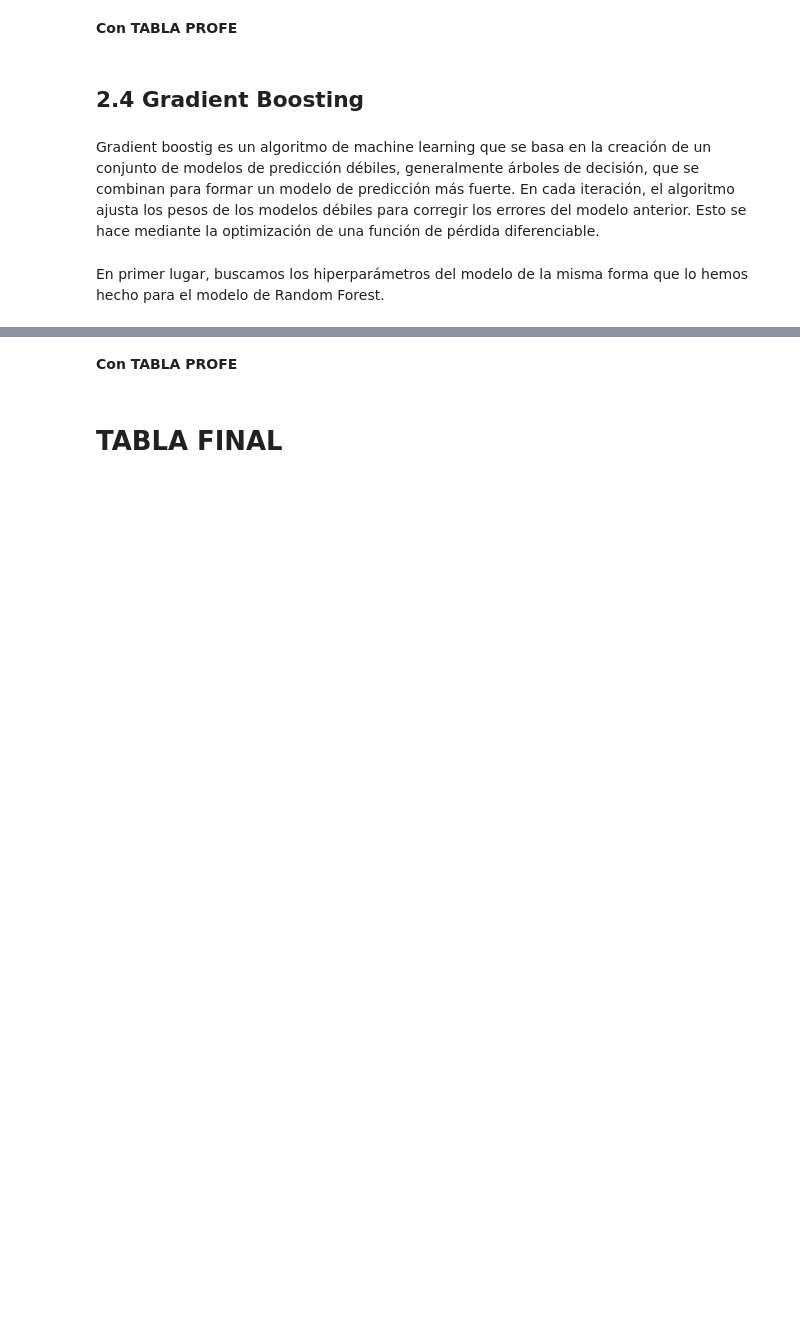
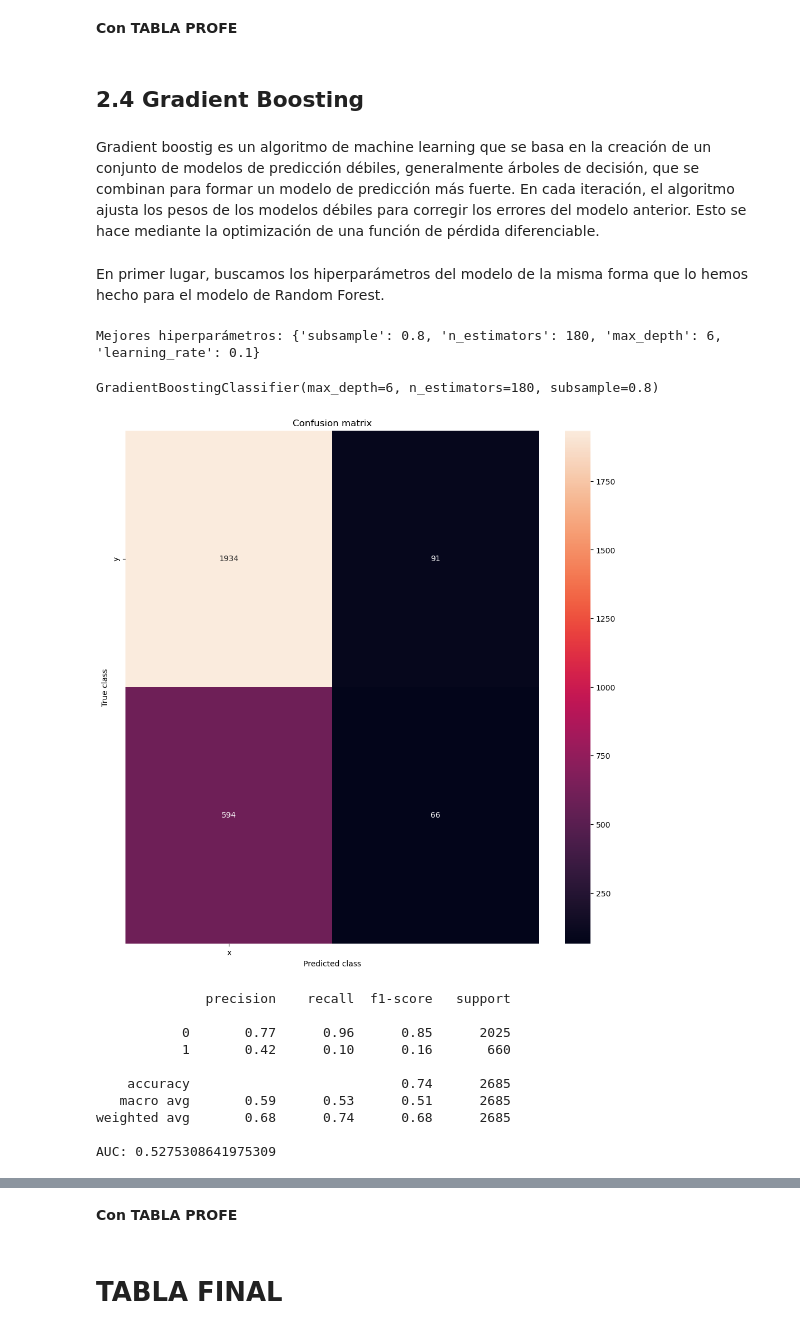
Before and after one commit to sofiamacein/MDAT, a Jupyter notebook: Donativos_Models.ipynb, the cells around one changed output, grey strips where cells are left out. Saved outputs shown, nothing was run; the diff lists cells and outputs as text; code cells hidden in the pictures; blank space fills up the shorter version.

```diff
--- a/Donativos_Models.ipynb
+++ b/Donativos_Models.ipynb
@@ -366,7 +402,6 @@ En primer lugar, buscamos los hiperparámetros del modelo de la misma forma que
 from sklearn.ensemble import GradientBoostingClassifier
 from sklearn.model_selection import RandomizedSearchCV
 from sklearn.metrics import make_scorer, roc_auc_score, accuracy_score
-import numpy as np
 
 # Posibles profundidades y numero de arboles
 ps = np.array(range(50, 250))  # profundidades
@@ -382,19 +417,35 @@ scoring = {'AUC': make_scorer(roc_auc_score), 'Accuracy': make_scorer(accuracy_s
 
 # Realizar la hiperparametrización
 rand_search = RandomizedSearchCV(gb, param_distributions=h_parameters, n_iter=5, cv=5, scoring=scoring, refit='AUC')
-rand_search.fit(X_train, y_train)
+rand_search.fit(pd.concat([X_train,X_val]), pd.concat([y_train, y_val]))
 
 # Optimo
 best_gb = rand_search.best_estimator_
 print('Mejores hiperparámetros:', rand_search.best_params_)
+# %% [output]
+Mejores hiperparámetros: {'subsample': 0.8, 'n_estimators': 180, 'max_depth': 6, 'learning_rate': 0.1}
 # %%
 best_gb
+# %% [output]
+GradientBoostingClassifier(max_depth=6, n_estimators=180, subsample=0.8)
 # %%
 # Ajustar el modelo con los datos de entrenamiento
-best_gb.fit(X_train, y_train)
+best_gb.fit(pd.concat([X_train,X_val]), pd.concat([y_train, y_val]))
 
 # Hacer predicciones en los datos de validación
 y_pred_gb = best_gb.predict(X_test)
 
 # Calcular métricas de evaluación
 mostrar_resultados2(y_test, y_pred_gb)
+# %% [output]
+[figure, added]
+              precision    recall  f1-score   support
+
+           0       0.77      0.96      0.85      2025
+           1       0.42      0.10      0.16       660
+
+    accuracy                           0.74      2685
+   macro avg       0.59      0.53      0.51      2685
+weighted avg       0.68      0.74      0.68      2685
+
+AUC: 0.5275308641975309
```
Also changed, not shown: parts of 20 cells of this notebook.
